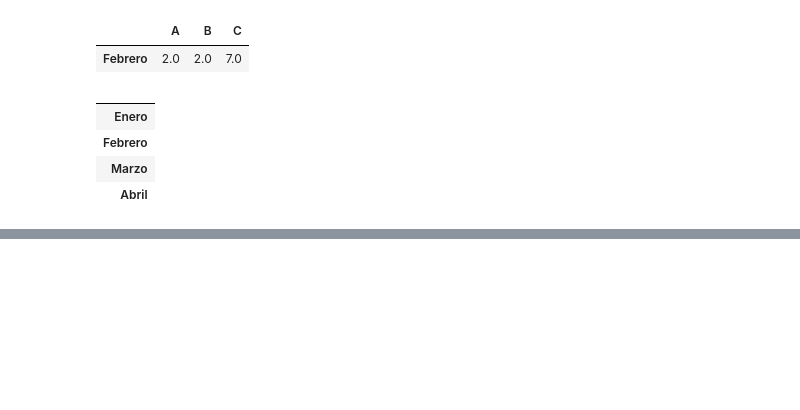
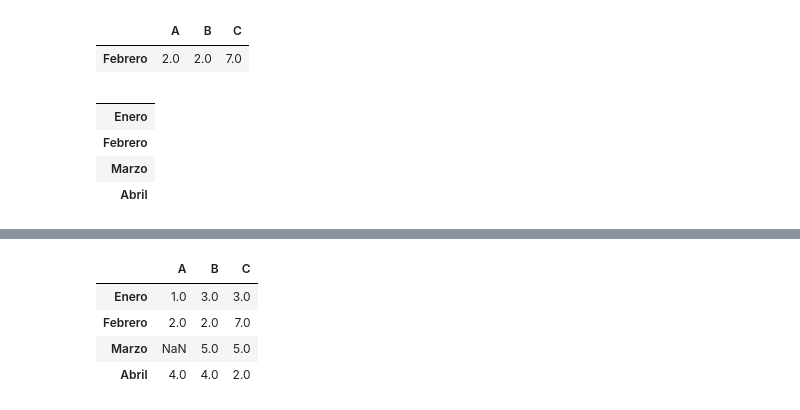
Before and after one commit to Gael-M0/PracticaUDM, a Jupyter notebook: udemy/Python_DataScience/pandas.ipynb, the cells around one changed output, grey strips where cells are left out. Saved outputs shown, nothing was run; the diff lists cells and outputs as text; code cells hidden in the pictures; blank space fills up the shorter version.

```diff
--- a/udemy/Python_DataScience/pandas.ipynb
+++ b/udemy/Python_DataScience/pandas.ipynb
@@ -331,0 +385,9 @@ df4.dropna(axis=1) # Elimina las columnas con cualquier valor NaN del DataFrame
+# %%
+df4.fillna(axis=1,method='ffill') # Rellena los valores NaN con el valor anterior no nulo a lo largo de las columnas
+# Se puede poner axis=0 para filas o axis=1 para columnas
+# %% [output]
+|  | A | B | C |
+| Enero | 1.0 | 3.0 | 3.0 |
+| Febrero | 2.0 | 2.0 | 7.0 |
+| Marzo | NaN | 5.0 | 5.0 |
+| Abril | 4.0 | 4.0 | 2.0 |
```
Also changed, not shown: parts of 9 cells of this notebook, 4 other files.
